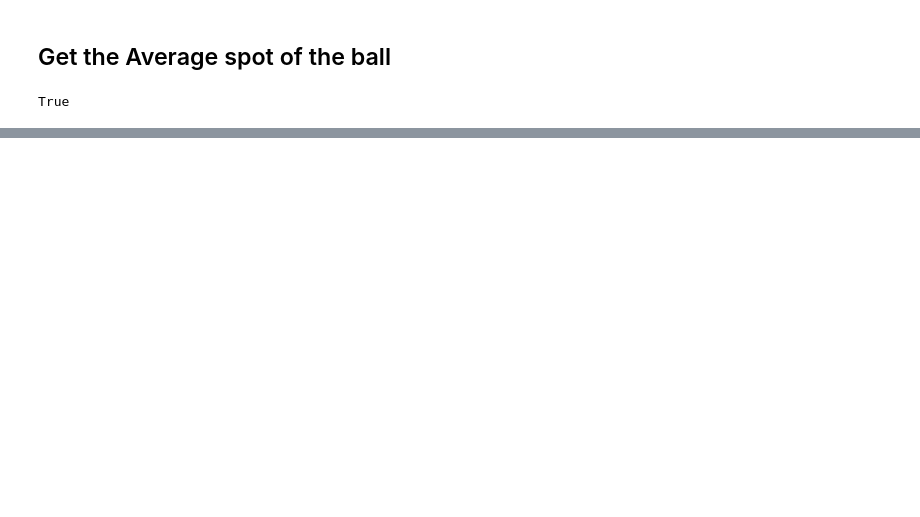
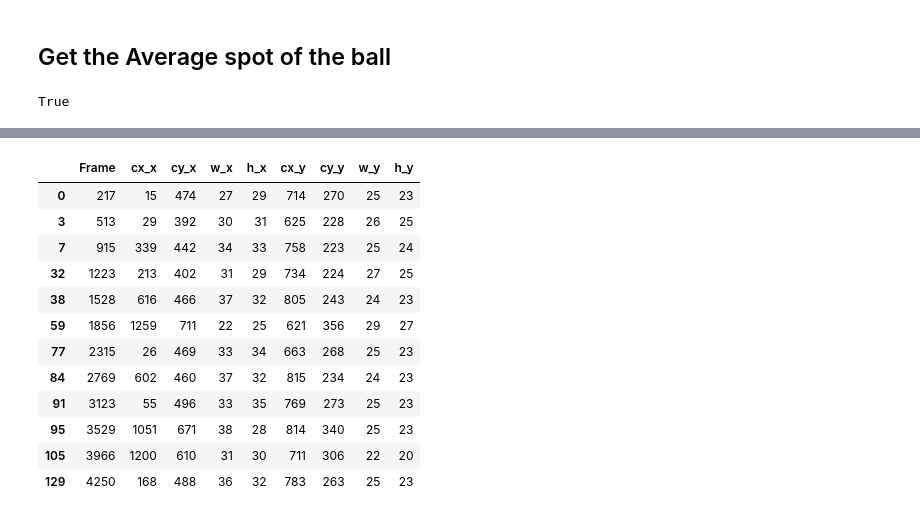
Before and after one commit to 2020-Computer-Vision/PitchAutomation, a Jupyter notebook: Pitch Analytics.ipynb, the cells around one changed output, grey strips where cells are left out. Saved outputs shown, nothing was run; the diff lists cells and outputs as text; code cells hidden in the pictures; blank space fills up the shorter version.

```diff
--- a/Pitch Analytics.ipynb
+++ b/Pitch Analytics.ipynb
@@ -56,0 +232,30 @@ True
+# %%
+# get the 1st frame in which each stream was found
+# Data frame to store rows that show the ball crossing the plate
+df = pd.DataFrame(columns=result.columns)
+
+last_frame = 0
+i = 0
+for index, row in result.iterrows():
+    # Find the 1st instance
+    if abs(row['Frame'] - last_frame) > 200:
+        #print(row['Frame'])
+        df.loc[i] = result.loc[index]
+    last_frame = row['Frame']
+    i += 1
+# %%
+df
+# %% [output]
+|  | Frame | cx_x | cy_x | w_x | h_x | cx_y | cy_y | w_y | h_y |
+| 0 | 217 | 15 | 474 | 27 | 29 | 714 | 270 | 25 | 23 |
+| 3 | 513 | 29 | 392 | 30 | 31 | 625 | 228 | 26 | 25 |
+| 7 | 915 | 339 | 442 | 34 | 33 | 758 | 223 | 25 | 24 |
+| 32 | 1223 | 213 | 402 | 31 | 29 | 734 | 224 | 27 | 25 |
+| 38 | 1528 | 616 | 466 | 37 | 32 | 805 | 243 | 24 | 23 |
+| 59 | 1856 | 1259 | 711 | 22 | 25 | 621 | 356 | 29 | 27 |
+| 77 | 2315 | 26 | 469 | 33 | 34 | 663 | 268 | 25 | 23 |
+| 84 | 2769 | 602 | 460 | 37 | 32 | 815 | 234 | 24 | 23 |
+| 91 | 3123 | 55 | 496 | 33 | 35 | 769 | 273 | 25 | 23 |
+| 95 | 3529 | 1051 | 671 | 38 | 28 | 814 | 340 | 25 | 23 |
+| 105 | 3966 | 1200 | 610 | 31 | 30 | 711 | 306 | 22 | 20 |
+| 129 | 4250 | 168 | 488 | 36 | 32 | 783 | 263 | 25 | 23 |
```
Also changed, not shown: parts of 15 cells of this notebook, 5 other files.
